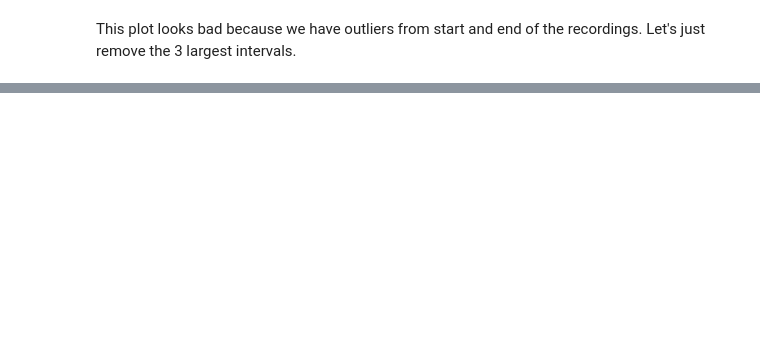
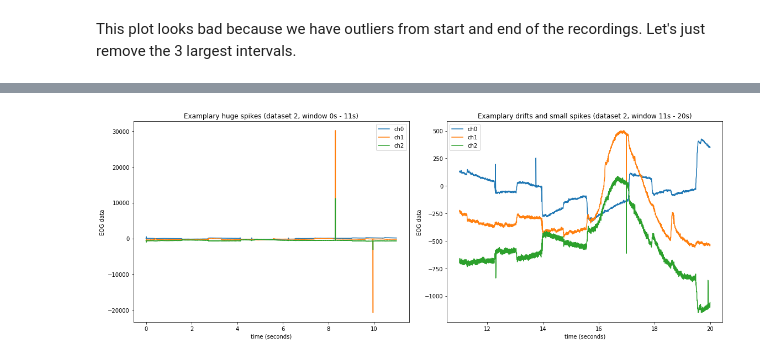
Before and after one commit to jleugeri/traumschreiber_EOG, a Jupyter notebook: patrick/data_analysis.ipynb, the cells around one changed output, grey strips where cells are left out. Drawn from its saved outputs; the diff is of its cells as text; code cells hidden in the pictures; blank space fills up the shorter version.

```diff
--- a/patrick/data_analysis.ipynb
+++ b/patrick/data_analysis.ipynb
@@ -169,0 +176,41 @@ pass
+# %%
+
+plt.figure(figsize=(16, 6))
+data = valid_datasets[2]
+raw_times = data[:, time_idx].copy()
+eog = data[:, eog_idx].copy()
+coords = data[:, coord_idx].copy()
+
+times = (raw_times - raw_times[0])
+# threshold = 1000
+# eog[np.abs(eog) > threshold] = np.nan
+
+offset = 300
+
+window_times = (0, 11)
+window_idxs = (window_times[0] <= times) & (times <= window_times[1])
+
+plt.subplot(1, 2, 1)
+for ch in range(3):
+    plt.plot(times[window_idxs], eog[window_idxs,ch] - ch*offset, label='ch{}'.format(ch))
+plt.legend()
+plt.title('Examplary huge spikes (dataset 2, window 0s - 11s)')
+plt.xlabel('time (seconds)')
+# plt.yticks([], [])
+plt.ylabel('EOG data')
+
+window_times = (11, 20)
+window_idxs = (window_times[0] < times) & (times < window_times[1])
+
+plt.subplot(1, 2, 2)
+for ch in range(3):
+    plt.plot(times[window_idxs], eog[window_idxs,ch] - ch*offset, label='ch{}'.format(ch))
+plt.legend()
+plt.title('Examplary drifts and small spikes (dataset 2, window 11s - 20s)')
+plt.xlabel('time (seconds)')
+# plt.yticks([], [])
+plt.ylabel('EOG data')
+
+plt.tight_layout()
+# %% [output]
+[figure, added]
```
Also changed, not shown: parts of 9 cells of this notebook.
